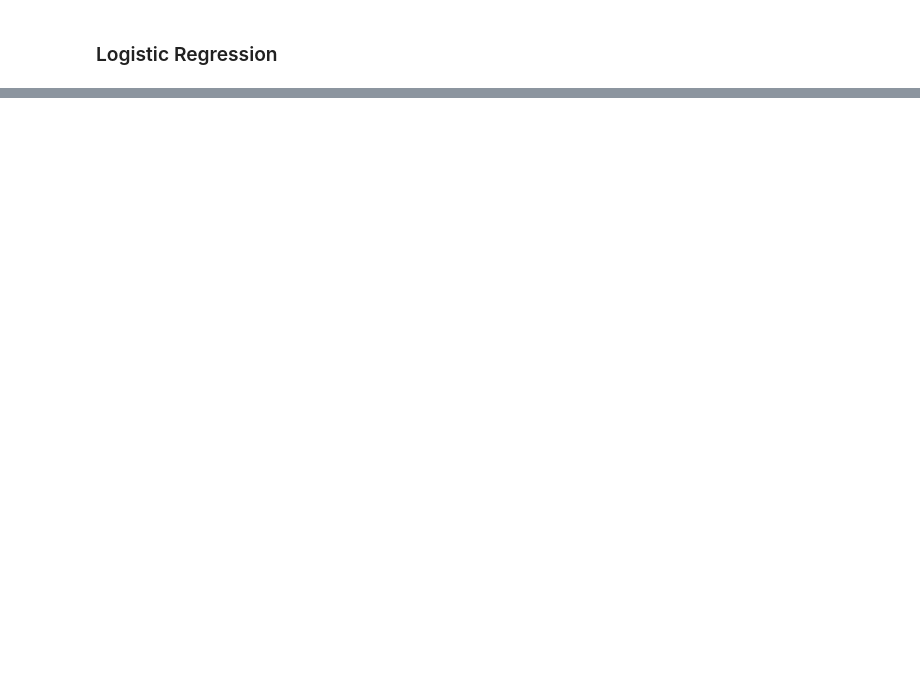
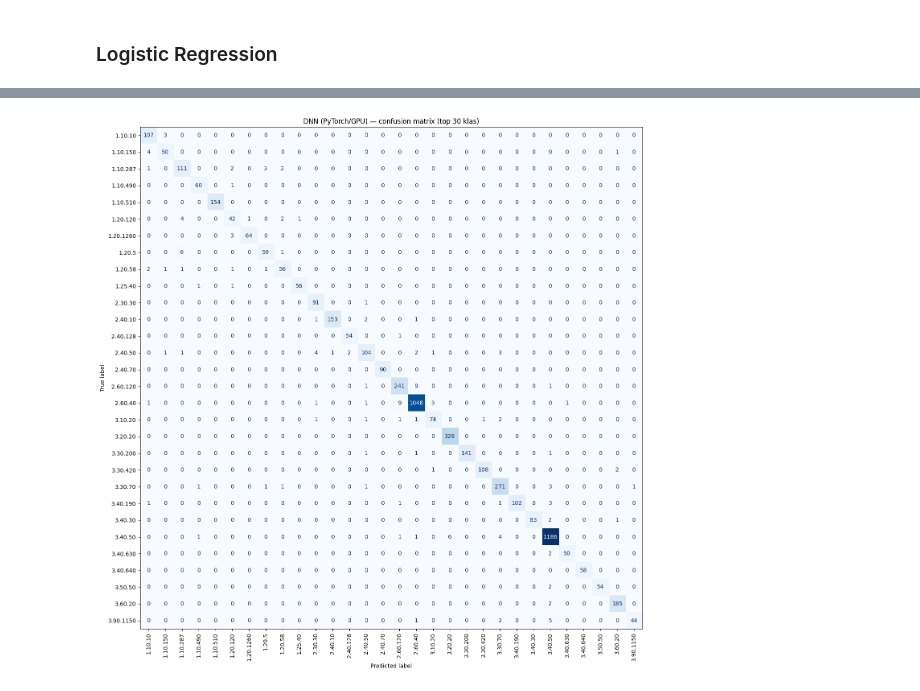
Before and after one commit to DavidJones1102/ML_project, a Jupyter notebook: InterPLM.ipynb, the cells around one changed output, grey strips where cells are left out. Drawn from its saved outputs; the diff is of its cells as text; code cells hidden in the pictures; blank space fills up the shorter version.

```diff
--- a/InterPLM.ipynb
+++ b/InterPLM.ipynb
@@ -490,0 +594,93 @@ print(classification_report(
+# %%
+
+class MLPClassifier(nn.Module):
+    def __init__(self, input_dim: int, num_classes: int):
+        super().__init__()
+        self.net = nn.Sequential(
+            nn.Linear(input_dim, 512),
+            nn.ReLU(),
+            nn.Dropout(0.2),
+            nn.Linear(512, 256),
+            nn.ReLU(),
+            nn.Dropout(0.2),
+            nn.Linear(256, num_classes),
+        )
+
+    def forward(self, x):
+        return self.net(x)
+
+torch.manual_seed(42)
+if torch.cuda.is_available():
+    torch.cuda.manual_seed_all(42)
+
+model = MLPClassifier(input_dim=input_dim, num_classes=output_dim).to(DEVICE)
+
+criterion = nn.CrossEntropyLoss()
+optimizer = optim.Adam(model.parameters(), lr=0.01)
+EPOCHS = 1000
+
+loss_history = []
+
+for epoch in range(EPOCHS):
+    model.train()
+
+    outputs = model(X_train_t)
+    loss = criterion(outputs, y_train_t)
+    loss_history.append(loss.item())
+
+    optimizer.zero_grad()
+    loss.backward()
+    optimizer.step()
+
+    if (epoch+1) % 100 == 0 or epoch == 0:
+        print(f'Epoch [{epoch+1}/{EPOCHS}], Loss: {loss.item():.4f}')
+
+print("Ewaluacja")
+model.eval()
+with torch.no_grad():
+    outputs = model(X_test_t)
+    _, predicted = torch.max(outputs.data, 1)
+    y_pred = predicted.cpu().numpy()
+
+acc = accuracy_score(y_test, y_pred)
+f1 = f1_score(y_test, y_pred, average='macro')
+p = precision_score(y_test, y_pred, average='macro', zero_division=0)
+r = recall_score(y_test, y_pred, average='macro', zero_division=0)
+
+# Zapis metryk do porównania
+results['DNN (PyTorch/GPU)'] = {
+    'accuracy': acc,
+    'f1_macro': f1,
+    'precision_macro': p,
+    'recall_macro': r,
+}
+globals()['results'] = results
+
+print("-" * 30)
+print(f"Accuracy:       {acc:.2%}")
+print(f"F1:       {f1:.2%}")
+print(f"Precision: {p:.2%}")
+print(f"Recall:    {r:.2%}")
+print("-" * 30)
+
+unique_test_labels = np.unique(y_test)
+target_names = le.inverse_transform(unique_test_labels)
+
+print(classification_report(
+    y_test,
+    y_pred,
+    labels=unique_test_labels,
+    target_names=target_names,
+    zero_division=0
+) )
+
+# Confusion matrix + TOP-10 pomyłek
+show_confusion_and_top_mistakes(
+    y_true=y_test,
+    y_pred=y_pred,
+    label_encoder=le,
+    title='DNN (PyTorch/GPU)',
+    top_k=10,
+    max_classes=30,
+)
+# %% [output]
@@ -490,0 +715 @@ print(classification_report(
+[figure, added]
```
Also changed, not shown: parts of 31 cells of this notebook.
